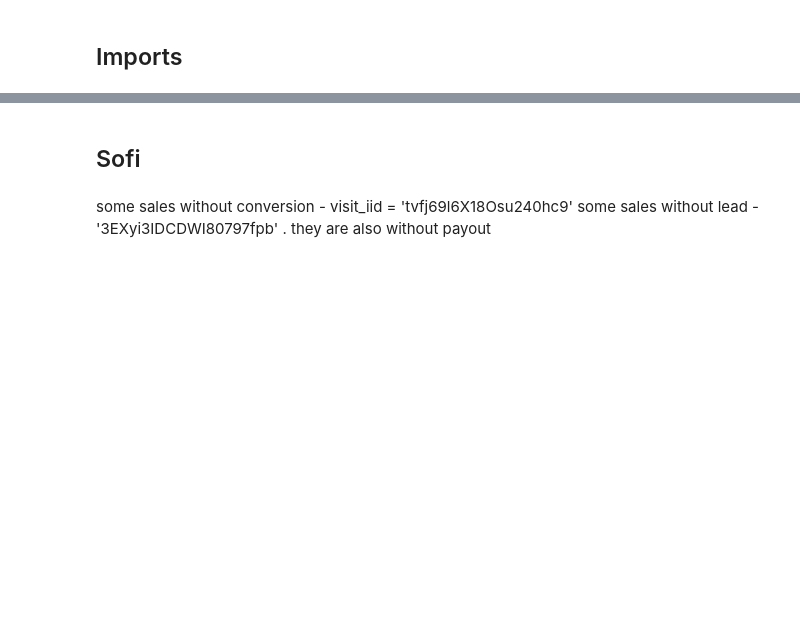
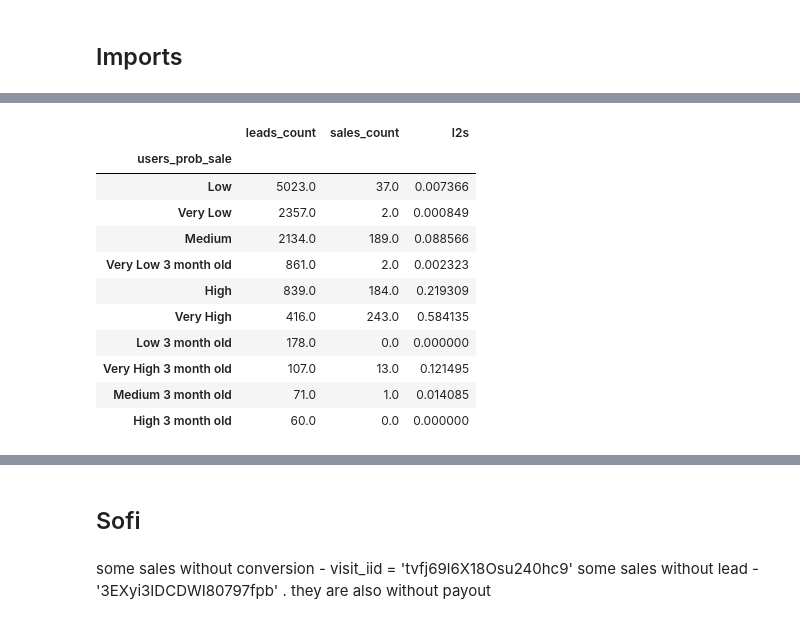
Before and after one commit to omribouch/enrichment, a Jupyter notebook: enrich_notebook.ipynb, the cells around one changed output, grey strips where cells are left out. Drawn from its saved outputs; the diff is of its cells as text; code cells hidden in the pictures; blank space fills up the shorter version.

```diff
--- a/enrich_notebook.ipynb
+++ b/enrich_notebook.ipynb
@@ -26,0 +235,17 @@ from sklearn.pipeline import Pipeline  # Use standard sklearn Pipeline instead
+# %%
+x = ni_df_biz_enrich.groupby('users_prob_sale').agg({'leads_count': 'sum', 'sales_count': 'sum'}).sort_values(by='leads_count', ascending=False)
+x['l2s'] = x['sales_count'] / x['leads_count']
+x
+# %% [output]
+|  | leads_count | sales_count | l2s |
+| users_prob_sale |  |  |  |
+| Low | 5023.0 | 37.0 | 0.007366 |
+| Very Low | 2357.0 | 2.0 | 0.000849 |
+| Medium | 2134.0 | 189.0 | 0.088566 |
+| Very Low 3 month old | 861.0 | 2.0 | 0.002323 |
+| High | 839.0 | 184.0 | 0.219309 |
+| Very High | 416.0 | 243.0 | 0.584135 |
+| Low 3 month old | 178.0 | 0.0 | 0.000000 |
+| Very High 3 month old | 107.0 | 13.0 | 0.121495 |
+| Medium 3 month old | 71.0 | 1.0 | 0.014085 |
+| High 3 month old | 60.0 | 0.0 | 0.000000 |
```
Also changed, not shown: parts of 9 cells of this notebook, 7 other files.
